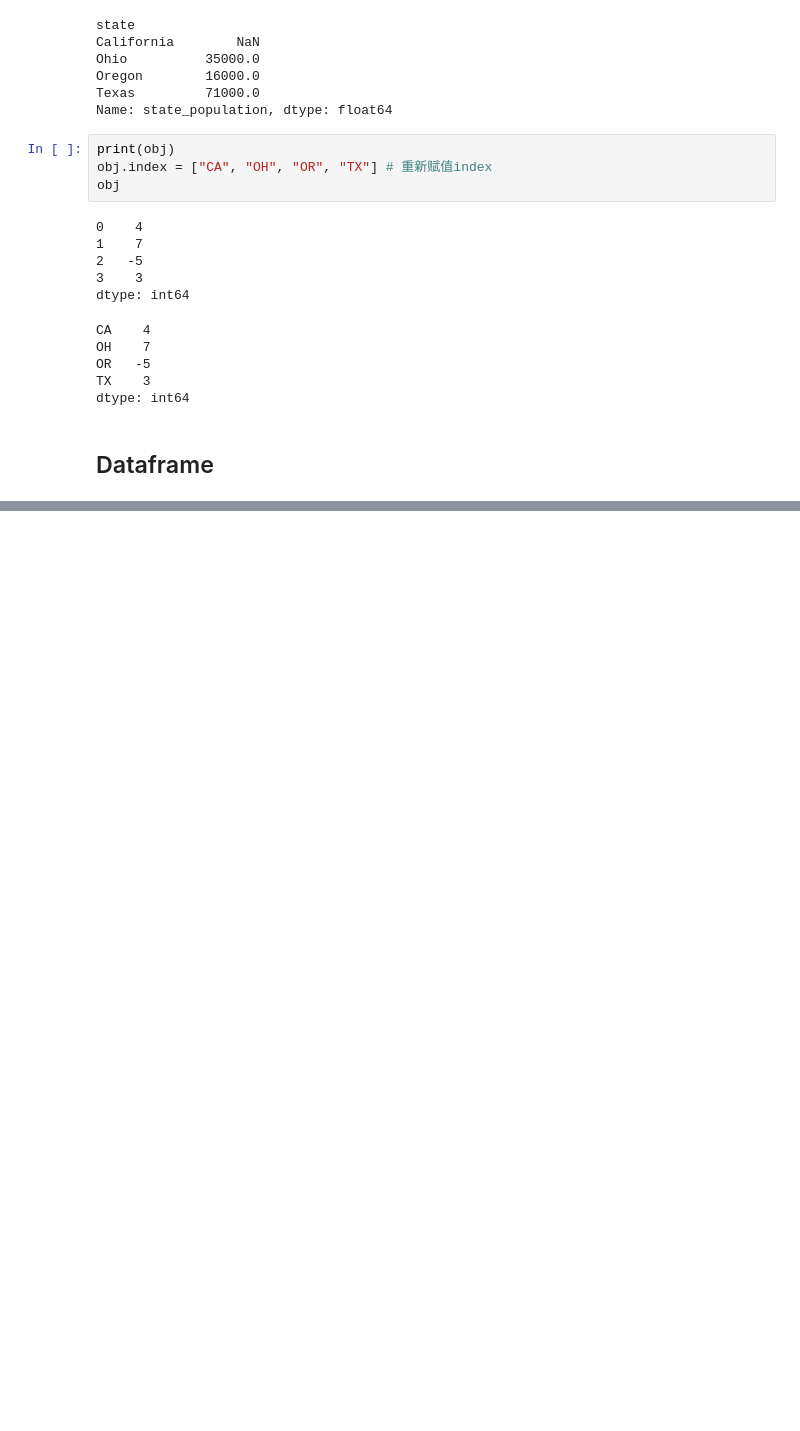
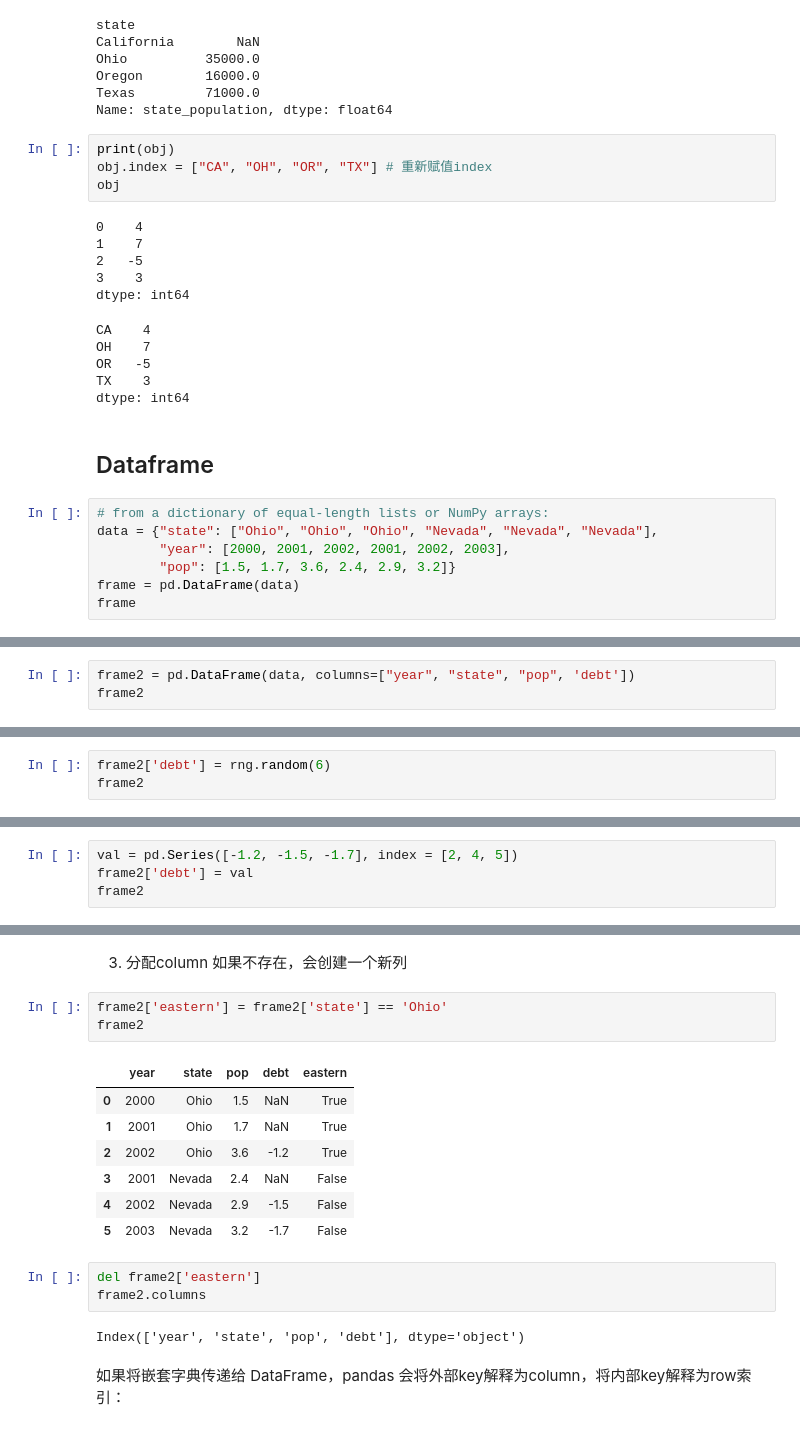
Before and after one commit to d0m999/python-basics-for-quant-trading, a Jupyter notebook: 5-start-pandas.ipynb, the cells around one changed output, grey strips where cells are left out. Saved outputs shown, nothing was run; the diff lists cells and outputs as text; blank space fills up the shorter version.

Commit message:
DataFrame functionality

```diff
--- a/5-start-pandas.ipynb
+++ b/5-start-pandas.ipynb
@@ -179,3 +181,10 @@ TX    3
 dtype: int64
 # %% [markdown]
 ## Dataframe
+# %%
+# from a dictionary of equal-length lists or NumPy arrays:
+data = {"state": ["Ohio", "Ohio", "Ohio", "Nevada", "Nevada", "Nevada"],
+        "year": [2000, 2001, 2002, 2001, 2002, 2003],
+        "pop": [1.5, 1.7, 3.6, 2.4, 2.9, 3.2]}
+frame = pd.DataFrame(data)
+frame
@@ -181,0 +228,3 @@ dtype: int64
+# %%
+frame2 = pd.DataFrame(data, columns=["year", "state", "pop", 'debt'])
+frame2
@@ -181,0 +271,3 @@ dtype: int64
+# %%
+frame2['debt'] = rng.random(6)
+frame2
@@ -181,0 +284,4 @@ dtype: int64
+# %%
+val = pd.Series([-1.2, -1.5, -1.7], index = [2, 4, 5])
+frame2['debt'] = val
+frame2
@@ -181,0 +296,20 @@ dtype: int64
+# %% [markdown]
+3. 分配column 如果不存在，会创建一个新列
+# %%
+frame2['eastern'] = frame2['state'] == 'Ohio'
+frame2
+# %% [output]
+|  | year | state | pop | debt | eastern |
+| 0 | 2000 | Ohio | 1.5 | NaN | True |
+| 1 | 2001 | Ohio | 1.7 | NaN | True |
+| 2 | 2002 | Ohio | 3.6 | -1.2 | True |
+| 3 | 2001 | Nevada | 2.4 | NaN | False |
+| 4 | 2002 | Nevada | 2.9 | -1.5 | False |
+| 5 | 2003 | Nevada | 3.2 | -1.7 | False |
+# %%
+del frame2['eastern']
+frame2.columns
+# %% [output]
+Index(['year', 'state', 'pop', 'debt'], dtype='object')
+# %% [markdown]
+如果将嵌套字典传递给 DataFrame，pandas 会将外部key解释为column，将内部key解释为row索引：
```
Also changed, not shown: parts of 61 cells of this notebook.
